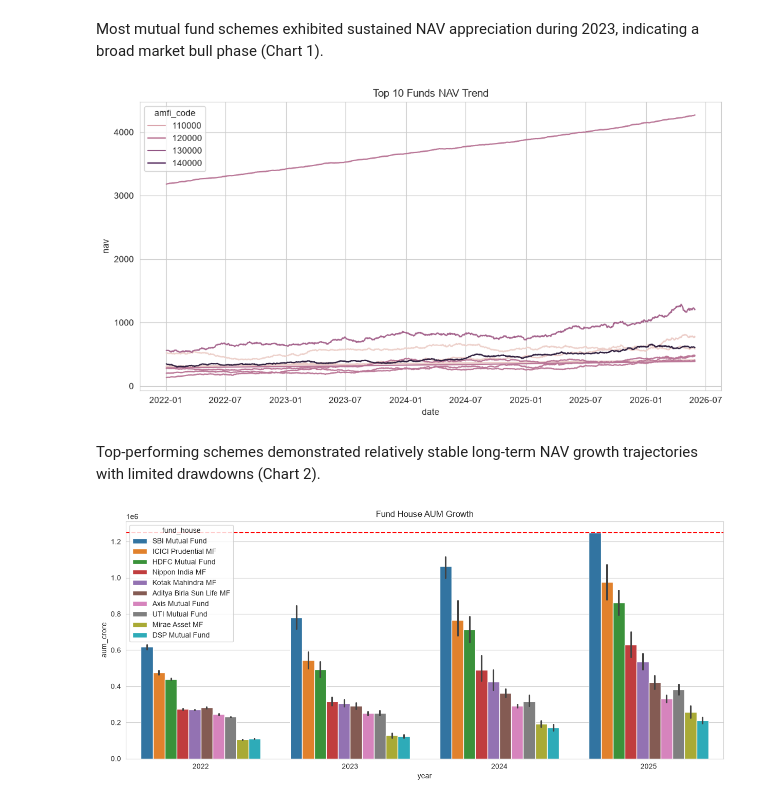
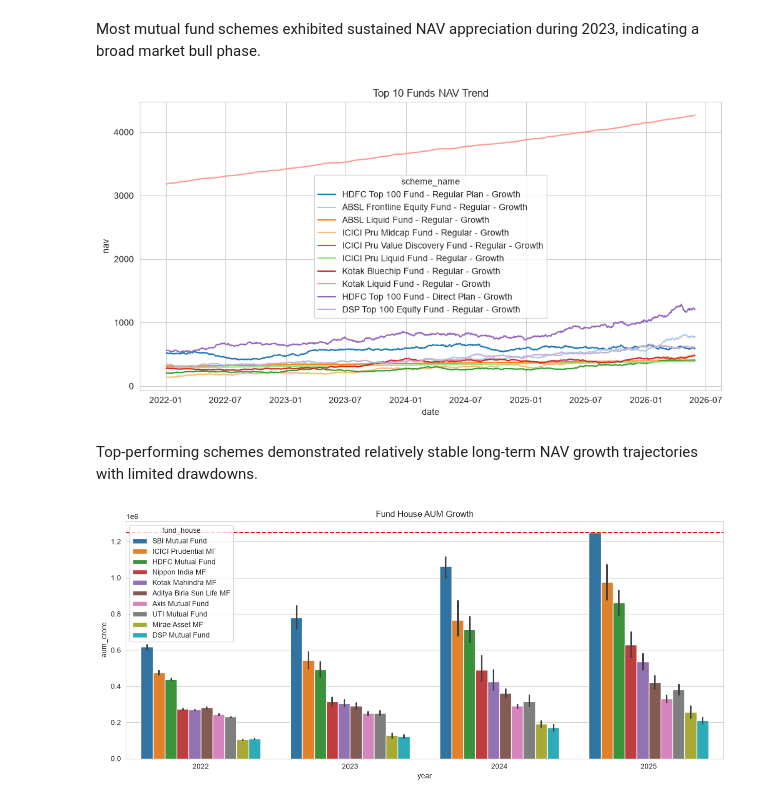
Before and after one commit to M-Sanjay-IND/mf-analytics, a Jupyter notebook: notebooks/EDA_analysis.ipynb, the cells around one changed output. Drawn from its saved outputs; the diff is of its cells as text; code cells hidden in the pictures.

Commit message:
Performance Analysis + Tiny Touch Ups + Enhancement in Data Presentation

```diff
--- a/notebooks/EDA_analysis.ipynb
+++ b/notebooks/EDA_analysis.ipynb
@@ -22,3 +22,11 @@ performance = pd.read_csv(processed/"processed_scheme_performance.csv")
 transactions = pd.read_csv(processed/"processed_investor_transactions.csv")
 holdings = pd.read_csv(processed/"processed_portfolio_holding.csv")
 benchmark = pd.read_csv(processed/"processed_benchmark_indice.csv")
+
+#adding scheme names to respective dataframes
+nav = pd.merge(nav,fund_master[['amfi_code','scheme_name']],on='amfi_code',how='left')
+nav['legend'] = nav['scheme_name'] + ' (' + nav['amfi_code'].astype(str) + ')'
+transactions = pd.merge(transactions,fund_master[['amfi_code','scheme_name']],on='amfi_code',how='left')
+transactions['legend'] = transactions['scheme_name'] + ' (' + transactions['amfi_code'].astype(str) + ')'
+holdings = pd.merge(holdings,fund_master[['amfi_code','scheme_name']],on='amfi_code',how='left')
+holdings['legend'] = holdings['scheme_name'] + ' (' + holdings['amfi_code'].astype(str) + ')'
@@ -99,17 +109,17 @@ fig.write_image("../reports/nav_trend.png")
 fig.show()
 # %% [markdown]
-Most mutual fund schemes exhibited sustained NAV appreciation during 2023, indicating a broad market bull phase (Chart 1).
+Most mutual fund schemes exhibited sustained NAV appreciation during 2023, indicating a broad market bull phase.
 # %%
 top_funds = nav.groupby('amfi_code')['nav'].mean().nlargest(10).index
 sample = nav[nav['amfi_code'].isin(top_funds)]
-sns.lineplot(data=sample, x='date', y='nav', hue='amfi_code')
+sns.lineplot(data=sample, x='date', y='nav', hue='scheme_name', palette='tab20')
 plt.title("Top 10 Funds NAV Trend")
-plt.savefig("../reports/top10_nav.png", dpi=300)
+plt.savefig("../reports/eda_charts/top10_nav.png", dpi=300)
 plt.show()
 # %% [output]
-[figure, old version]
+[figure, new version]
 # %% [markdown]
-Top-performing schemes demonstrated relatively stable long-term NAV growth trajectories with limited drawdowns (Chart 2).
+Top-performing schemes demonstrated relatively stable long-term NAV growth trajectories with limited drawdowns.
 # %%
 aum['date'] = pd.to_datetime(aum['date'])
 aum['year'] = aum['date'].dt.year
```
Also changed, not shown: parts of 35 cells of this notebook, 26 other files.
